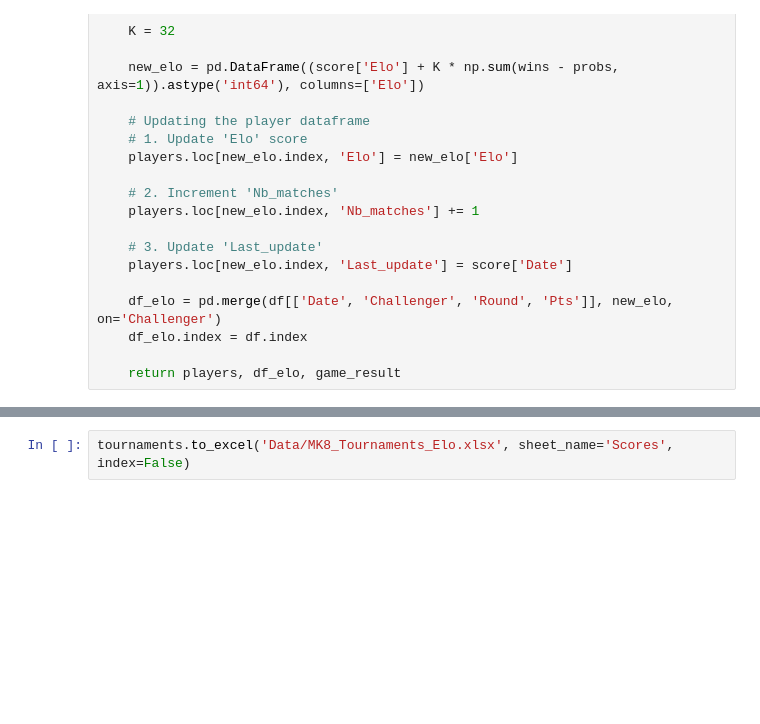
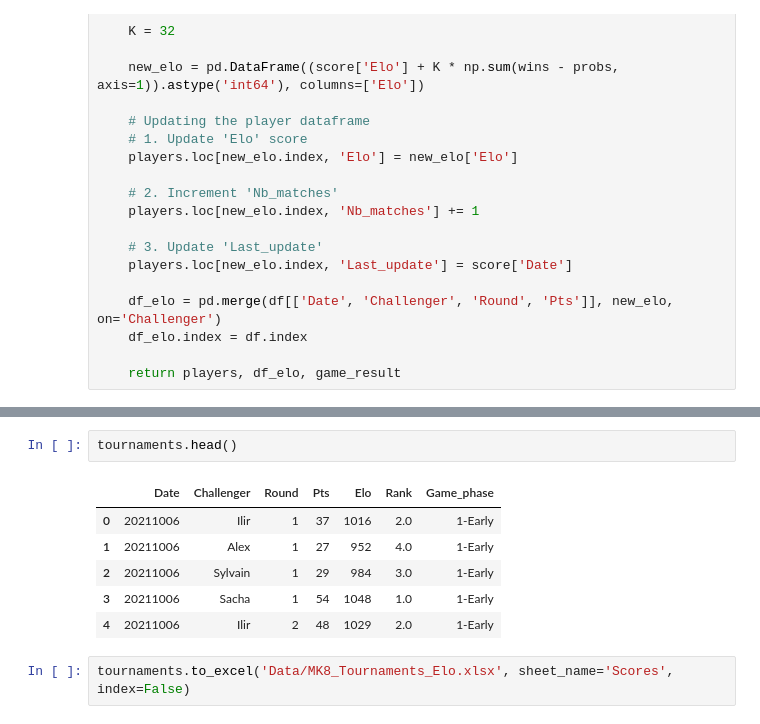
Before and after one commit to kiwil87/mario-kart-elo-calculator, a Jupyter notebook: Elo_scores.ipynb, the cells around one changed output, grey strips where cells are left out. Drawn from its saved outputs; the diff is of its cells as text; blank space fills up the shorter version.

```diff
--- a/Elo_scores.ipynb
+++ b/Elo_scores.ipynb
@@ -176,6 +222,15 @@ Elo score computed for tournament: 20250205
 | Rodolphe | 666 | 51 | 20240304 |
 | Sylvain | 619 | 21 | 20230405 |
 | Marc | 609 | 19 | 20240207 |
+# %%
+tournaments.head()
+# %% [output]
+|  | Date | Challenger | Round | Pts | Elo | Rank | Game_phase |
+| 0 | 20211006 | Ilir | 1 | 37 | 1016 | 2.0 | 1-Early |
+| 1 | 20211006 | Alex | 1 | 27 | 952 | 4.0 | 1-Early |
+| 2 | 20211006 | Sylvain | 1 | 29 | 984 | 3.0 | 1-Early |
+| 3 | 20211006 | Sacha | 1 | 54 | 1048 | 1.0 | 1-Early |
+| 4 | 20211006 | Ilir | 2 | 48 | 1029 | 2.0 | 1-Early |
 # %%
 tournaments.to_excel('Data/MK8_Tournaments_Elo.xlsx', sheet_name='Scores', index=False)
 # %%
```
Also changed, not shown: parts of 7 cells of this notebook, 5 other files.
